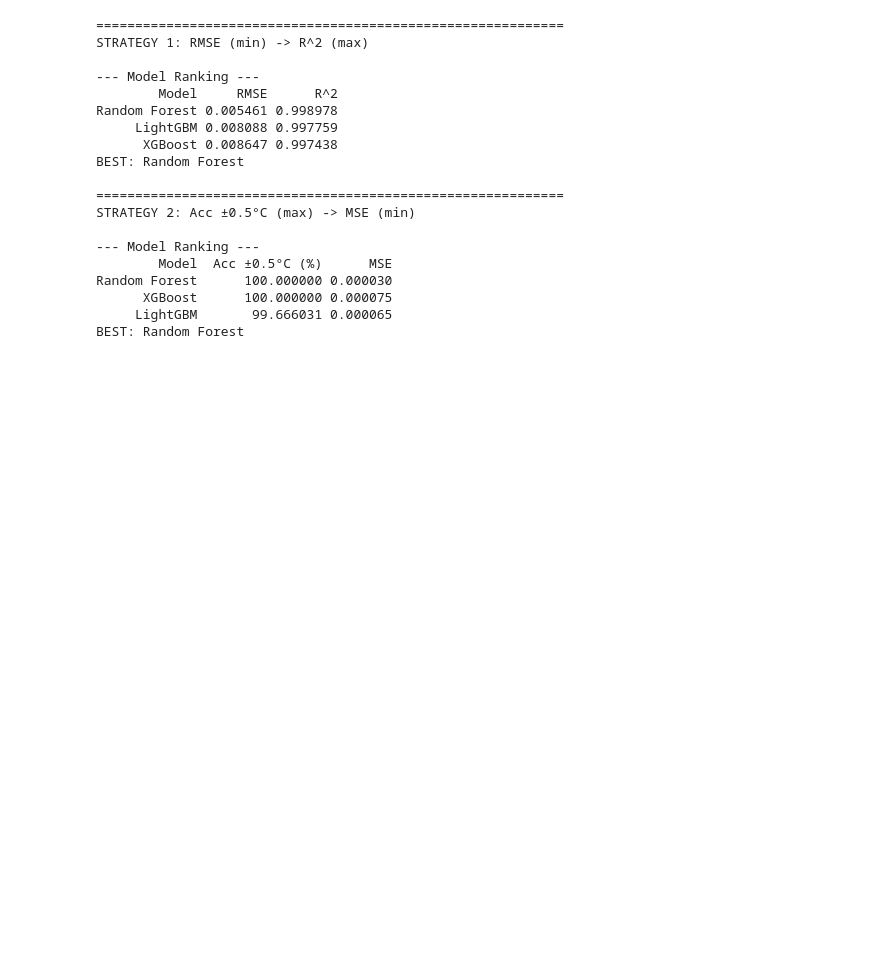
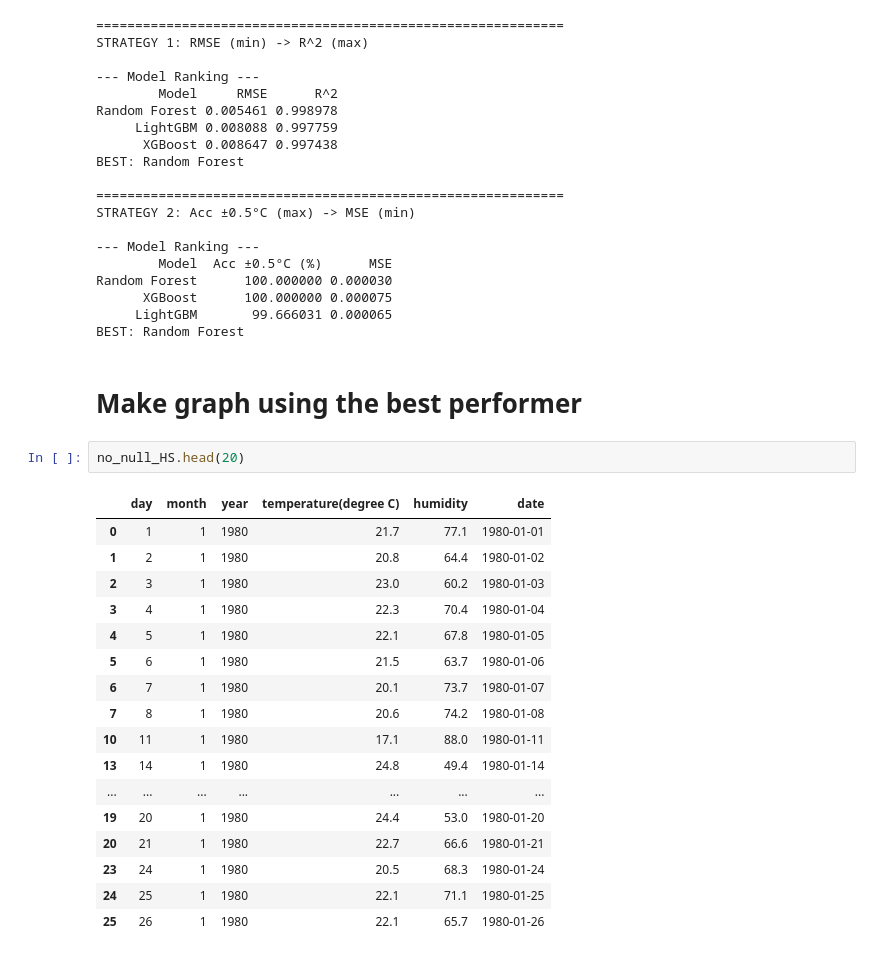
Before and after one commit to not-your-pancake/TCC-ensembling-paper, a Jupyter notebook: 3-Heatstroke-RIsk/bagerhat_Heatstroke.ipynb, the cells around one changed output. Cells and saved outputs as stored; diff of their text form; blank space fills up the shorter version.

```diff
--- a/3-Heatstroke-RIsk/bagerhat_Heatstroke.ipynb
+++ b/3-Heatstroke-RIsk/bagerhat_Heatstroke.ipynb
@@ -1261,3 +1261,25 @@ Random Forest      100.000000 0.000030
       XGBoost      100.000000 0.000075
      LightGBM       99.666031 0.000065
 BEST: Random Forest
+# %% [markdown]
+<h1>Make graph using the best performer
+# %%
+no_null_HS.head(20)
+# %% [output]
+|  | day | month | year | temperature(degree C) | humidity | date |
+| 0 | 1 | 1 | 1980 | 21.7 | 77.1 | 1980-01-01 |
+| 1 | 2 | 1 | 1980 | 20.8 | 64.4 | 1980-01-02 |
+| 2 | 3 | 1 | 1980 | 23.0 | 60.2 | 1980-01-03 |
+| 3 | 4 | 1 | 1980 | 22.3 | 70.4 | 1980-01-04 |
+| 4 | 5 | 1 | 1980 | 22.1 | 67.8 | 1980-01-05 |
+| 5 | 6 | 1 | 1980 | 21.5 | 63.7 | 1980-01-06 |
+| 6 | 7 | 1 | 1980 | 20.1 | 73.7 | 1980-01-07 |
+| 7 | 8 | 1 | 1980 | 20.6 | 74.2 | 1980-01-08 |
+| 10 | 11 | 1 | 1980 | 17.1 | 88.0 | 1980-01-11 |
+| 13 | 14 | 1 | 1980 | 24.8 | 49.4 | 1980-01-14 |
+| ... | ... | ... | ... | ... | ... | ... |
+| 19 | 20 | 1 | 1980 | 24.4 | 53.0 | 1980-01-20 |
+| 20 | 21 | 1 | 1980 | 22.7 | 66.6 | 1980-01-21 |
+| 23 | 24 | 1 | 1980 | 20.5 | 68.3 | 1980-01-24 |
+| 24 | 25 | 1 | 1980 | 22.1 | 71.1 | 1980-01-25 |
+| 25 | 26 | 1 | 1980 | 22.1 | 65.7 | 1980-01-26 |
```
Also changed, not shown: parts of 1 cell of this notebook.
